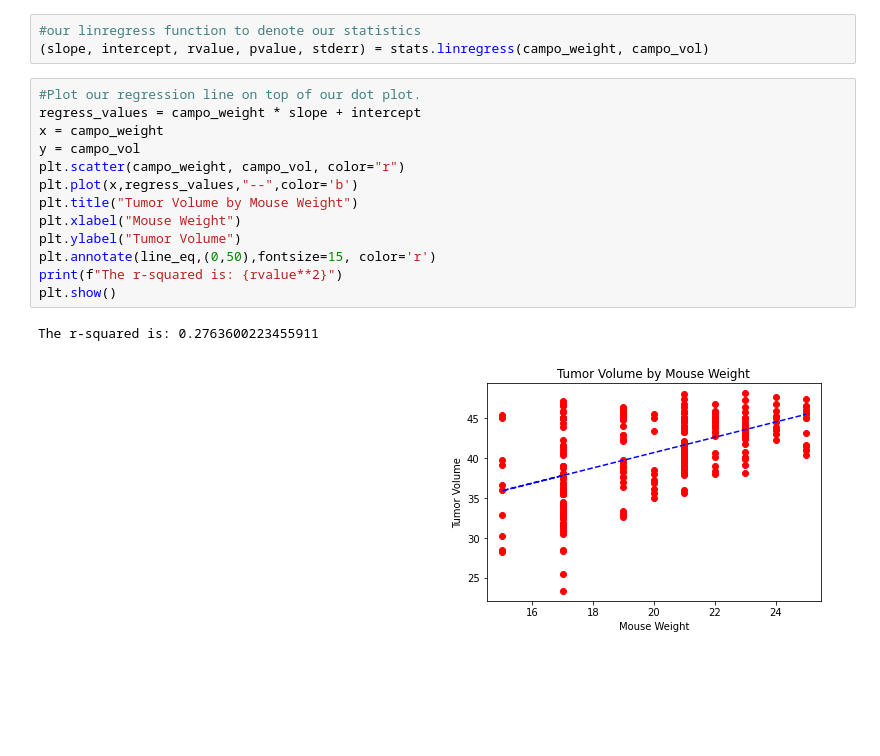
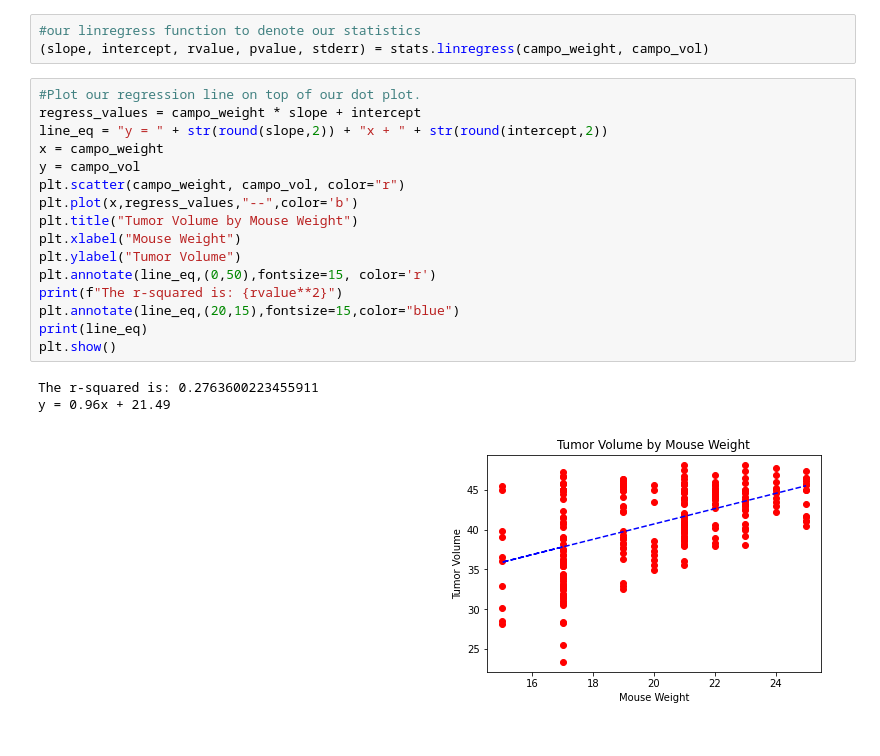
Before and after one commit to jaredhazlett/pymaceuticals-cancer-treatment-analysis, a Jupyter notebook: Matplotlib Homework.ipynb, the cells around one changed output. Drawn from its saved outputs; the diff is of its cells as text; blank space fills up the shorter version.

Commit message:
Add files via upload
Super small change = added the equation of the regression line.

```diff
--- a/Matplotlib Homework.ipynb
+++ b/Matplotlib Homework.ipynb
@@ -585,16 +585,20 @@ The correlation between both factors is 0.53
 # %%
 #Plot our regression line on top of our dot plot.
 regress_values = campo_weight * slope + intercept
+line_eq = "y = " + str(round(slope,2)) + "x + " + str(round(intercept,2))
 x = campo_weight
 y = campo_vol
 plt.scatter(campo_weight, campo_vol, color="r")
 plt.plot(x,regress_values,"--",color='b')
 plt.title("Tumor Volume by Mouse Weight")
 plt.xlabel("Mouse Weight")
 plt.ylabel("Tumor Volume")
 plt.annotate(line_eq,(0,50),fontsize=15, color='r')
 print(f"The r-squared is: {rvalue**2}")
+plt.annotate(line_eq,(20,15),fontsize=15,color="blue")
+print(line_eq)
 plt.show()
 # %% [output]
 The r-squared is: 0.2763600223455911
+y = 0.96x + 21.49
-[figure, old version]
+[figure, new version]
```
